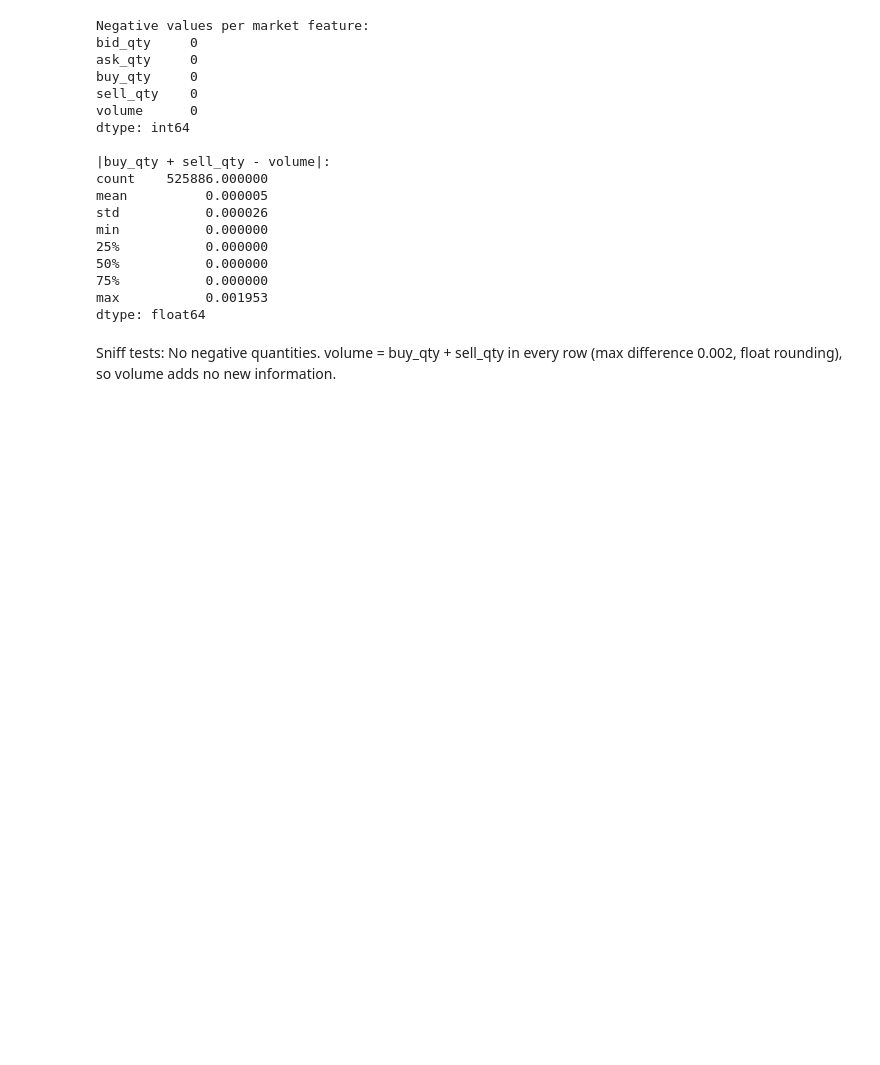
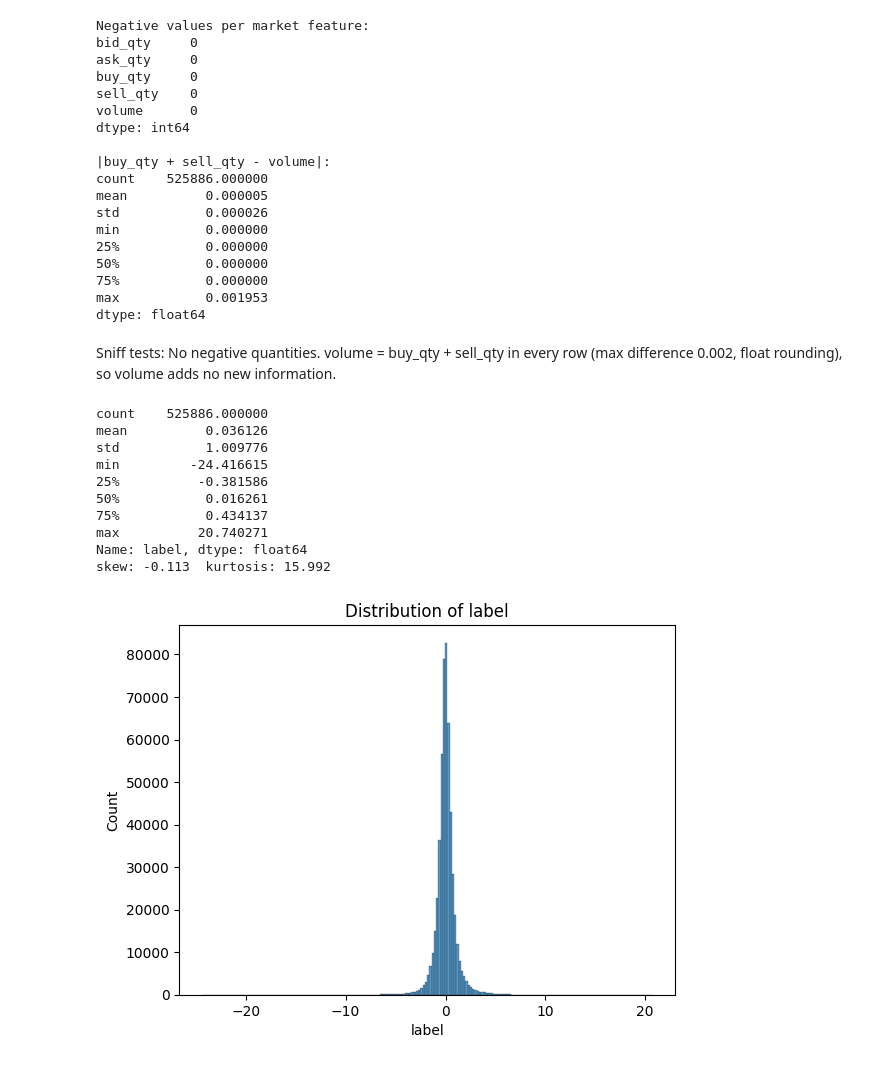
Before and after one commit to Mustafa-karcak/GROUP56_CENG313, a Jupyter notebook: assignment1_eda_baseline.ipynb, the cells around one changed output. Saved outputs shown, nothing was run; the diff lists cells and outputs as text; code cells hidden in the pictures; blank space fills up the shorter version.

Commit message:
added distribution and extremes analysis

```diff
--- a/assignment1_eda_baseline.ipynb
+++ b/assignment1_eda_baseline.ipynb
@@ -137,3 +137,26 @@ max           0.001953
 dtype: float64
 # %% [markdown]
 Sniff tests: No negative quantities. volume = buy_qty + sell_qty in every row (max difference 0.002, float rounding), so volume adds no new information.
+# %%
+import numpy as np
+import matplotlib.pyplot as plt
+import seaborn as sns
+
+print(train['label'].describe())
+print('skew:', round(train['label'].skew(), 3), ' kurtosis:', round(train['label'].kurt(), 3))
+
+sns.histplot(train['label'], bins=200)
+plt.title('Distribution of label')
+plt.show()
+# %% [output]
+count    525886.000000
+mean          0.036126
+std           1.009776
+min         -24.416615
+25%          -0.381586
+50%           0.016261
+75%           0.434137
+max          20.740271
+Name: label, dtype: float64
+skew: -0.113  kurtosis: 15.992
+[figure, added]
```
Also changed, not shown: parts of 5 cells of this notebook.
